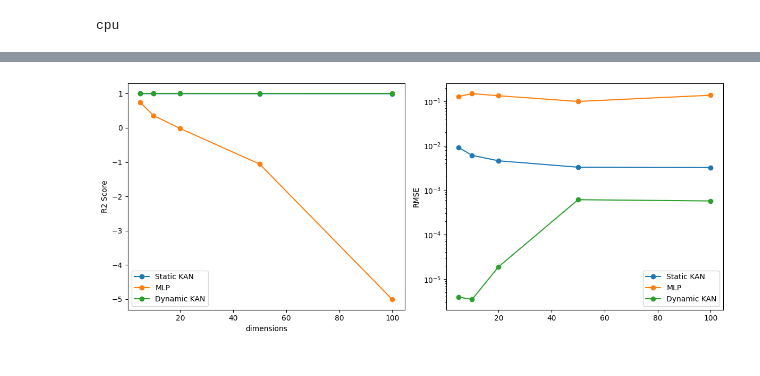
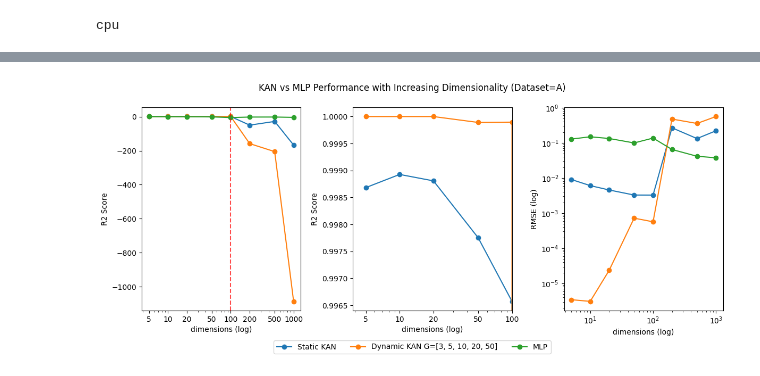
Before and after one commit to runanhan/kan-robustness-scaling, a Jupyter notebook: 3-increasing-dimensionality.ipynb, the cells around one changed output, grey strips where cells are left out. Saved outputs shown, nothing was run; the diff lists cells and outputs as text; code cells hidden in the pictures.

```diff
--- a/3-increasing-dimensionality.ipynb
+++ b/3-increasing-dimensionality.ipynb
@@ -25,6 +25,7 @@ steps = 100
 grids = [3, 5, 10, 20, 50]
 k=3
 lr=0.1
+dimensions = [1000, 500, 200, 100, 50, 20, 10, 5]
 # %%
 def generate_dataset(dim, n_train=None, n_test=None):
     if n_train is None:
@@ -129,7 +130,7 @@ def train_mlp(width, dataset):
 static_kan_results = {}
 dyn_kan_results = {}
 mlp_results = {}
-for d in [100, 50, 20, 10, 5]:
+for d in dimensions:
     dataset = generate_dataset(dim=d)
     static_kan_results[d] = train_kan(width=[d, 1, 1], dataset=dataset, static=True)
     kan_param = static_kan_results[d]['param_counts']
@@ -251,26 +172,47 @@ plt.show()
 # %%
-_, (ax1, ax2) = plt.subplots(1, 2, figsize=(12, 5))
+fig, (ax1, ax2, ax3) = plt.subplots(1, 3, figsize=(12, 5))
 
+ax2.plot(dimensions, [static_kan_results[d]['r2s'][-1] for d in dimensions], marker='o', linestyle='-', label='Static KAN')
+ax3.plot(dimensions, [static_kan_results[d]['rmses'][-1] for d in dimensions], marker='o', linestyle='-', label='Static KAN')
+ax1.plot(dimensions, [static_kan_results[d]['r2s'][-1] for d in dimensions], marker='o', linestyle='-', label='Static KAN')
 
-ax1.plot(dimensions, [static_kan_results[d]['r2s'][-1] for d in dimensions], marker='o', label='Static KAN')
-ax2.plot(dimensions, [static_kan_results[d]['rmses'][-1] for d in dimensions], marker='o', label='Static KAN')
+ax2.plot(dimensions, [dyn_kan_results[d]['r2s'][-1] for d in dimensions], marker='o', linestyle='-', label='Dynamic KAN G=[3, 5, 10, 20, 50]')
+ax3.plot(dimensions, [dyn_kan_results[d]['rmses'][-1] for d in dimensions], marker='o', linestyle='-', label='Dynamic KAN G=[3, 5, 10, 20, 50]')
+ax1.plot(dimensions, [dyn_kan_results[d]['r2s'][-1] for d in dimensions], marker='o', linestyle='-', label='Dynamic KAN G=[3, 5, 10, 20, 50]')
 
-ax1.plot(dimensions, [mlp_results[d]['r2'][-1] for d in dimensions], marker='o', label='MLP')
-ax2.plot(dimensions, [mlp_results[d]['test_loss'][-1] for d in dimensions], marker='o', label='MLP')
+ax1.plot(dimensions, [mlp_results[d]['r2'][-1] for d in dimensions], marker='o', linestyle='-', label='MLP')
+ax3.plot(dimensions, [mlp_results[d]['test_loss'][-1] for d in dimensions], marker='o', linestyle='-', label='MLP')
 
+ax1.set_xlabel('dimensions (log)')
+ax1.set_xscale('log')
+ax1.set_ylabel('R2 Score')
+ax1.axvline(x=100, color='red', linestyle='--', alpha=0.7)
+ax1.set_xticks(dimensions)
+ax1.set_xticklabels(dimensions)
 
-ax1.plot(dimensions, [kan_result['r2s'][-1] for d in dimensions], marker='o', label='Dynamic KAN')
-ax2.plot(dimensions, [dyn_kan_results[d]['rmses'][-1] for d in dimensions], marker='o', label='Dynamic KAN')
+ax2.set_xlabel('dimensions (log)')
+ax2.set_xscale('log')
+ax2.set_ylabel('R2 Score')
+ax2.set_xticks(dimensions)
+ax2.set_xticklabels(dimensions)
+ax2.set_xlim(right=100)
+visible_static_y = [static_kan_results[d]['r2s'][-1] for d in sorted(dimensions)[:5]]
+visible_dyn_y = [dyn_kan_results[d]['r2s'][-1] for d in sorted(dimensions)[:5]]
+all_visible_y = visible_static_y + visible_dyn_y
+y_min, y_max = min(all_visible_y), max(all_visible_y)
+y_padding = (y_max - y_min) * 0.05 if y_max != y_min else 0.1
+ax2.set_ylim(y_min - y_padding, y_max + y_padding)
 
-ax1.set_xlabel('dimensions')
-ax1.set_ylabel('R2 Score')
-ax1.legend()
+ax3.set_xlabel('dimensions (log)')
+ax3.set_xscale('log')
+ax3.set_yscale('log')
+ax3.set_ylabel('RMSE (log)')
 
-ax2.set_yscale('log')
-ax2.set_ylabel('RMSE')
-ax2.legend()
+handles, labels = ax1.get_legend_handles_labels()
 
+fig.legend(handles, labels, loc='lower center', bbox_to_anchor=(0.5, -0.05), ncol=3)
+plt.suptitle('KAN vs MLP Performance with Increasing Dimensionality (Dataset=A)')
 plt.tight_layout()
 plt.show()
 # %% [output]
-[figure, old version]
+[figure, new version]
```
Also changed, not shown: parts of 4 cells of this notebook, 4 other files.
